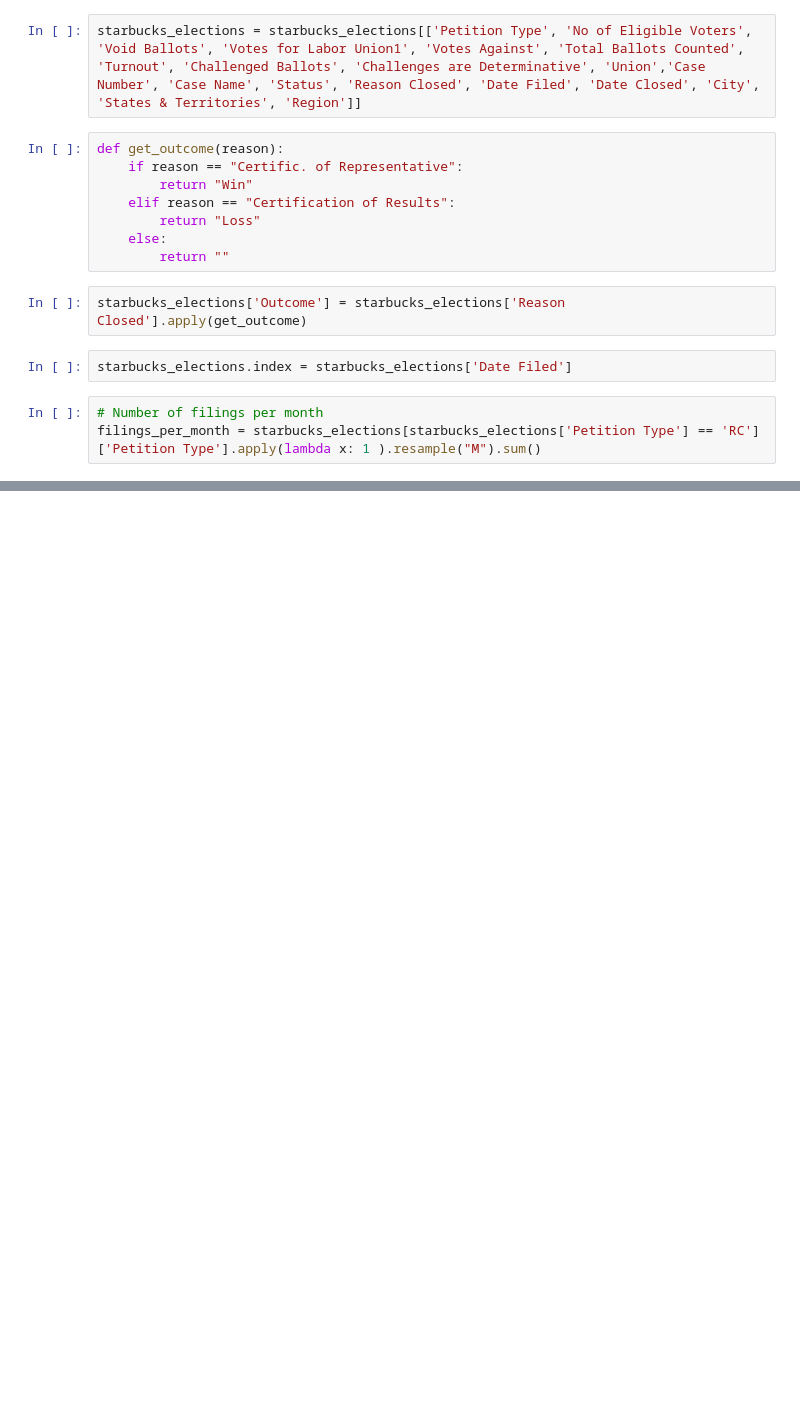
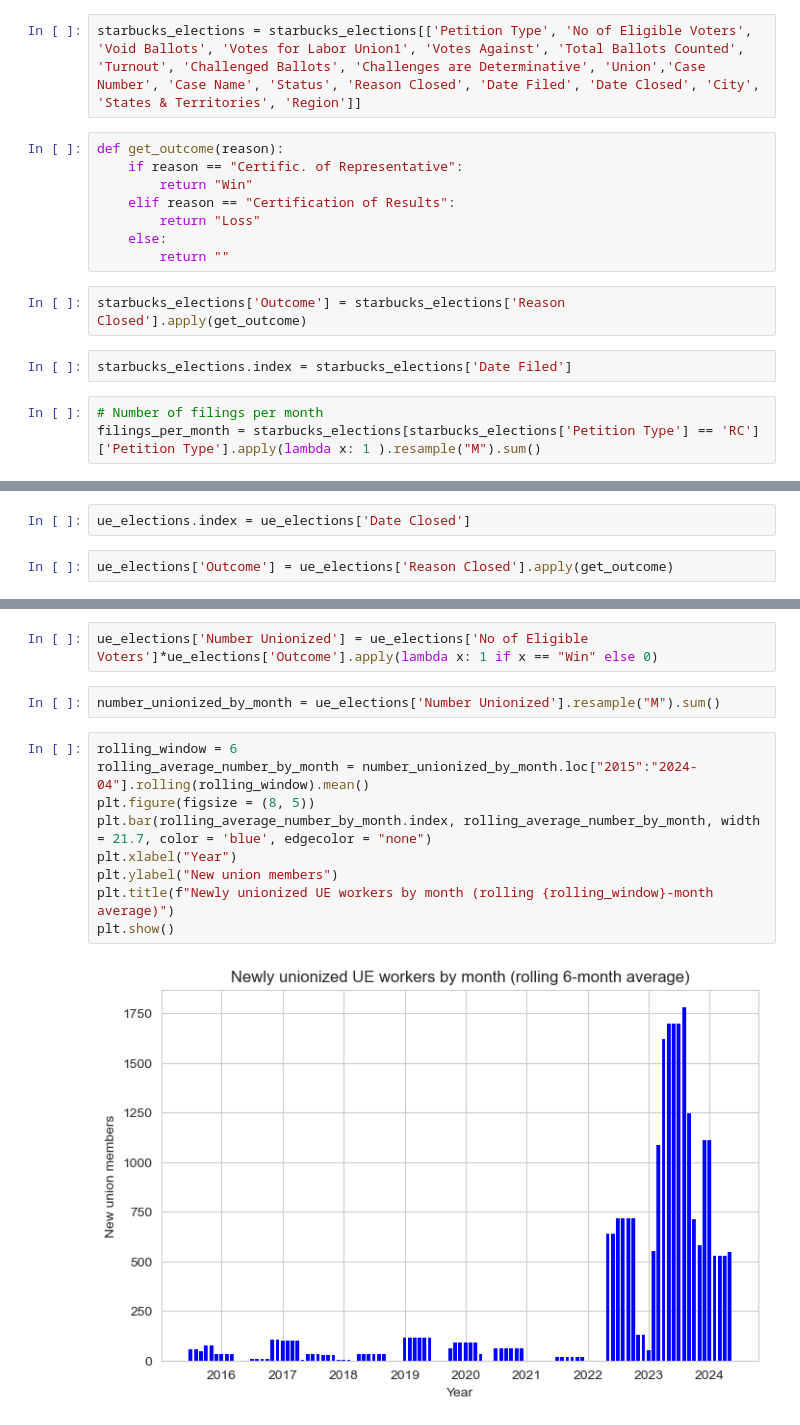
Before and after one commit to AmziJeffs/LaborData, a Jupyter notebook: ElectionsAnalysis.ipynb, the cells around one changed output, grey strips where cells are left out. Cells and saved outputs as stored; diff of their text form; blank space fills up the shorter version.

```diff
--- a/ElectionsAnalysis.ipynb
+++ b/ElectionsAnalysis.ipynb
@@ -151,0 +164,4 @@ plt.show()
+# %%
+ue_elections.index = ue_elections['Date Closed']
+# %%
+ue_elections['Outcome'] = ue_elections['Reason Closed'].apply(get_outcome)
@@ -151,0 +188,15 @@ plt.show()
+# %%
+ue_elections['Number Unionized'] = ue_elections['No of Eligible Voters']*ue_elections['Outcome'].apply(lambda x: 1 if x == "Win" else 0)
+# %%
+number_unionized_by_month = ue_elections['Number Unionized'].resample("M").sum()
+# %%
+rolling_window = 6
+rolling_average_number_by_month = number_unionized_by_month.loc["2015":"2024-04"].rolling(rolling_window).mean()
+plt.figure(figsize = (8, 5))
+plt.bar(rolling_average_number_by_month.index, rolling_average_number_by_month, width = 21.7, color = 'blue', edgecolor = "none")
+plt.xlabel("Year")
+plt.ylabel("New union members")
+plt.title(f"Newly unionized UE workers by month (rolling {rolling_window}-month average)")
+plt.show()
+# %% [output]
+[figure, added]
```
Also changed, not shown: parts of 9 cells of this notebook, 1 other file.
